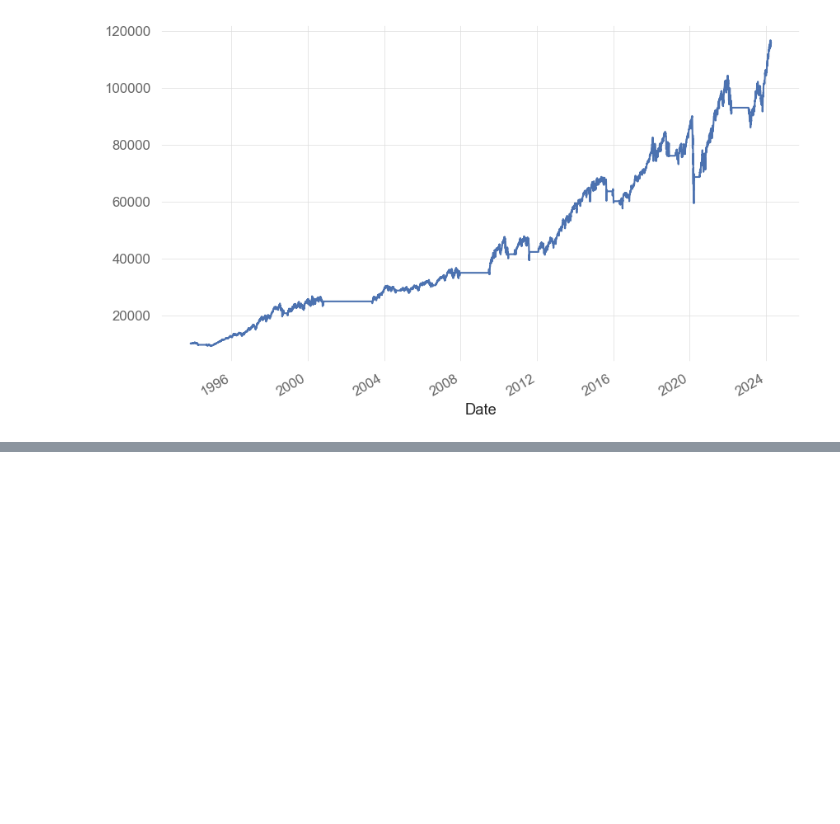
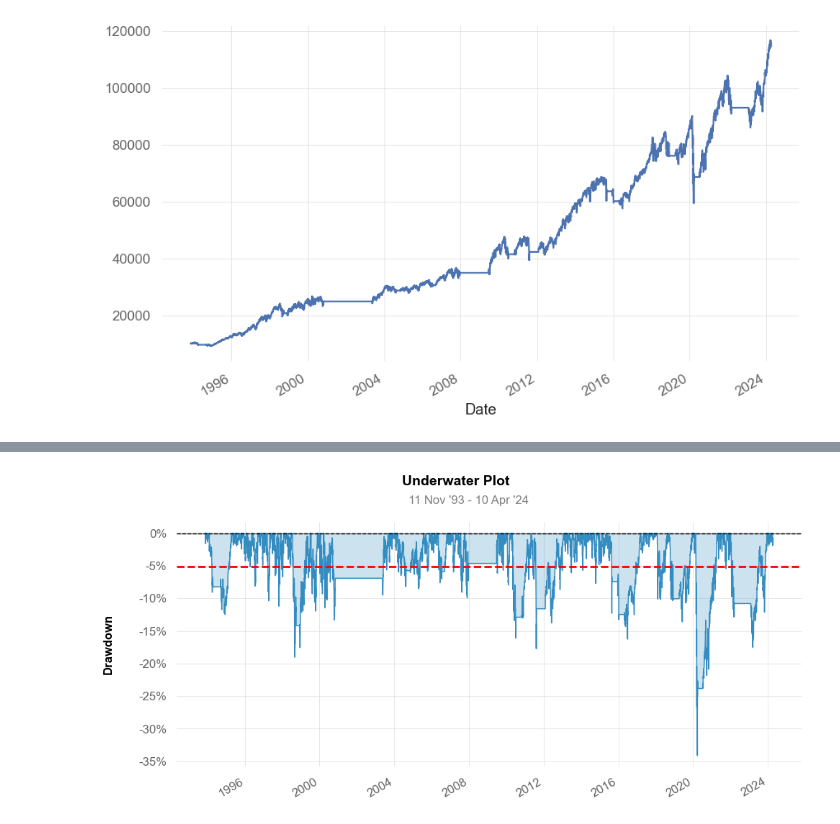
Before and after one commit to sharavsambuu/realtest-python-inspection, a Jupyter notebook: tutorial_1_spy_crossover.ipynb, the cells around one changed output, grey strips where cells are left out. Cells and saved outputs as stored; diff of their text form; code cells hidden in the pictures; blank space fills up the shorter version.

```diff
--- a/tutorial_1_spy_crossover.ipynb
+++ b/tutorial_1_spy_crossover.ipynb
@@ -233,0 +232,6 @@ Final equity   : 115877.02
+# %%
+#%%
+
+qs.plots.drawdown(df['StratReturn']);
+# %% [output]
+[figure, added]
```
Also changed, not shown: parts of 10 cells of this notebook, 1 other file.
